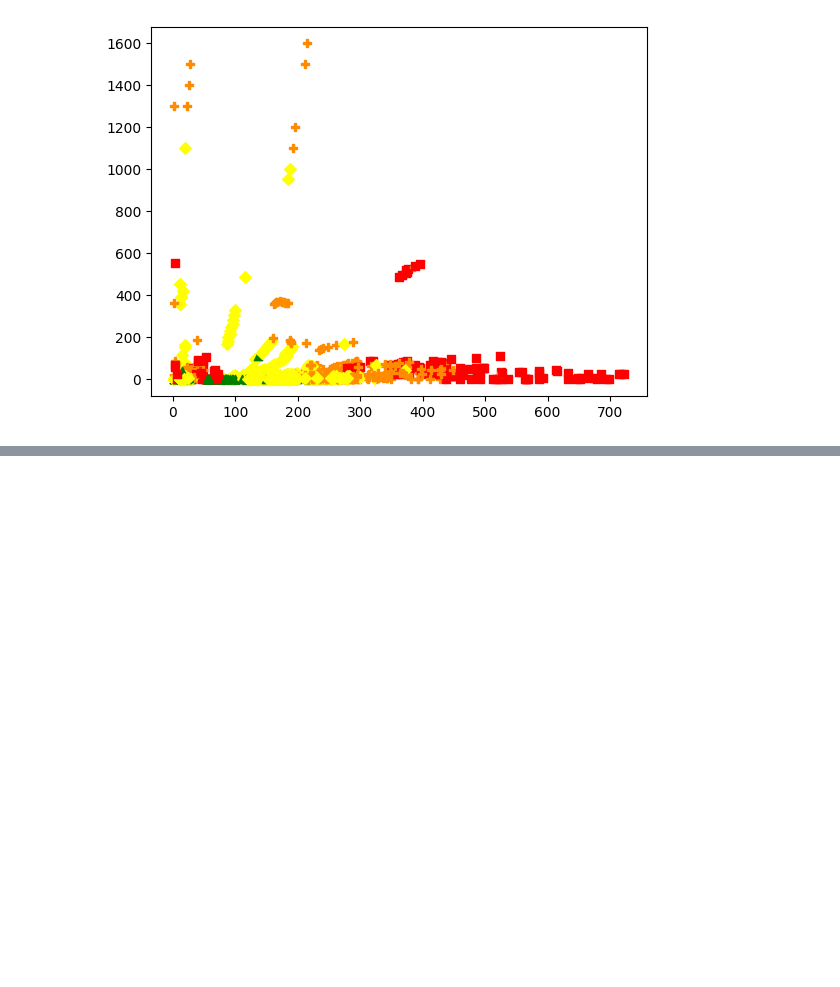
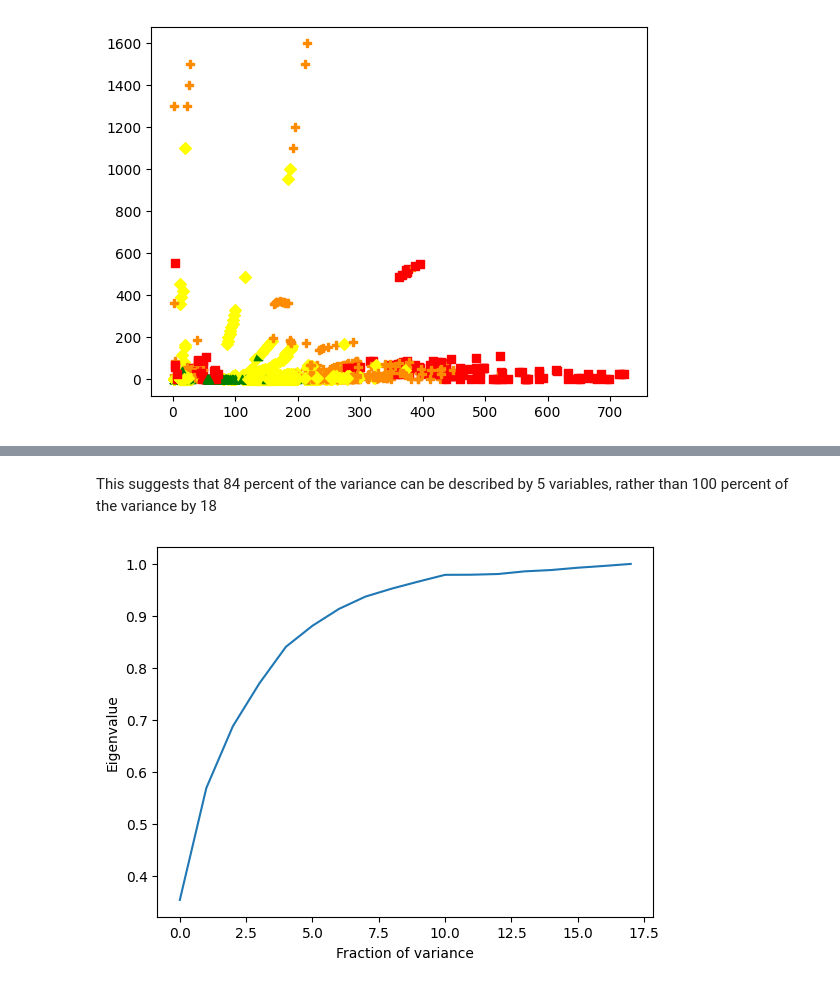
Before and after one commit to JoeOliverEvans/NHANES_PCA, a Jupyter notebook: main.ipynb, the cells around one changed output, grey strips where cells are left out. Cells and saved outputs as stored; diff of their text form; code cells hidden in the pictures; blank space fills up the shorter version.

```diff
--- a/main.ipynb
+++ b/main.ipynb
@@ -250,0 +257,15 @@ sum(eigenvalues[:5])/sum(eigenvalues)
+# %% [markdown]
+This suggests that 84 percent of the variance can be described by 5 variables, rather than 100 percent of the variance by 18
+# %%
+running_total = 0
+cumulative_eigenvalues = [0]
+for x in eigenvalues:
+    cumulative_eigenvalues.append(cumulative_eigenvalues[-1]+x)
+cumulative_eigenvalues.pop(0)
+plt.plot(np.arange(len(eigenvalues)), cumulative_eigenvalues/sum(eigenvalues))
+plt.xlabel("Fraction of variance")
+plt.ylabel("Eigenvalue")
+plt.savefig("EigenvalueFraction.png")
+plt.show()
+# %% [output]
+[figure, added]
```
Also changed, not shown: parts of 2 cells of this notebook.
